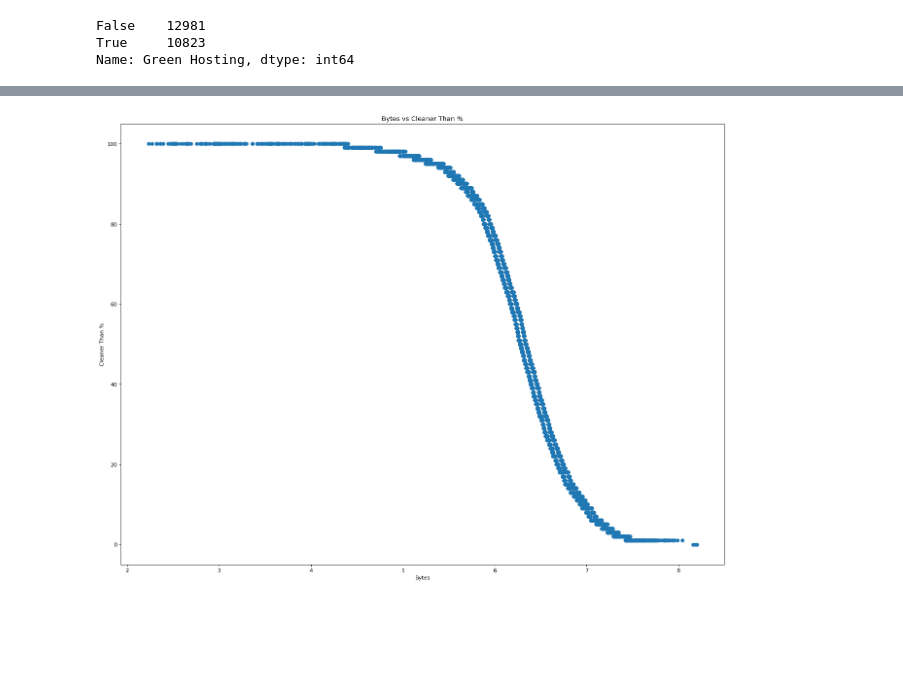
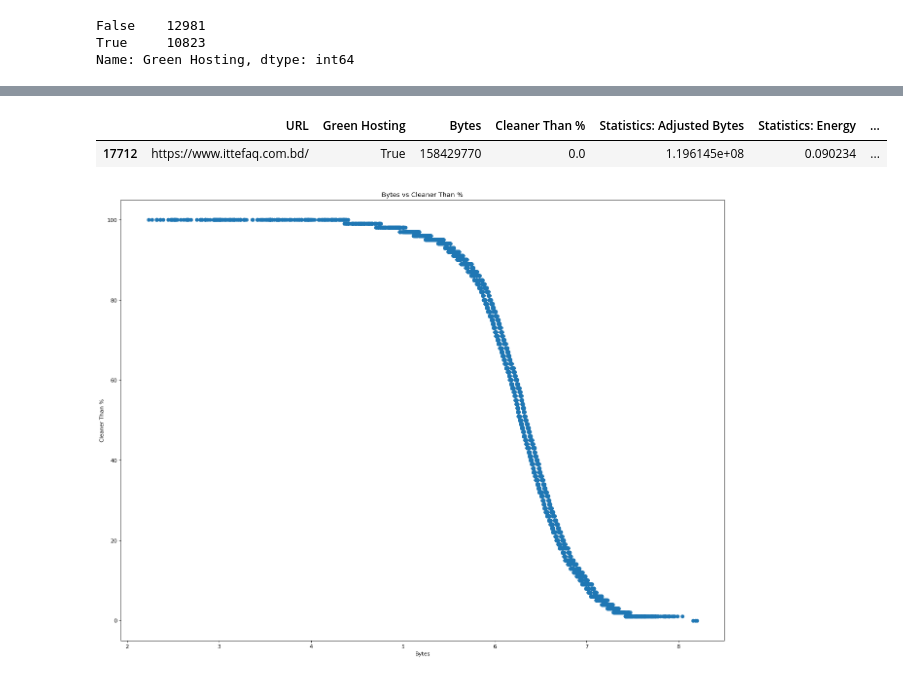
Before and after one commit to ivanivanov10101/bachelor-project, a Jupyter notebook: CSV.ipynb, the cells around one changed output, grey strips where cells are left out. Saved outputs shown, nothing was run; the diff lists cells and outputs as text; code cells hidden in the pictures; blank space fills up the shorter version.

```diff
--- a/CSV.ipynb
+++ b/CSV.ipynb
@@ -3,8 +3,9 @@ import pandas as pd
 import numpy as np
 import matplotlib.pyplot as plt
 import seaborn as sns
+from scipy import stats
 
-pd.set_option('display.float_format', lambda x: '%.9f' % x)
+# pd.set_option('display.float_format', lambda x: '%.9f' % x)
 # %%
 
 df = pd.read_csv('top-1m.csv', header=None)
@@ -318,0 +320,6 @@ dfmain.describe()
+# %%
+max = dfmain["Statistics: Adjusted Bytes"].max()
+dfmain[dfmain["Statistics: Adjusted Bytes"] == max]
+# %% [output]
+|  | URL | Green Hosting | Bytes | Cleaner Than % | Statistics: Adjusted Bytes | Statistics: Energy | ... |
+| 17712 | https://www.ittefaq.com.bd/ | True | 158429770 | 0.0 | 1.196145e+08 | 0.090234 | ... |
```
Also changed, not shown: parts of 10 cells of this notebook, 13 other files.
